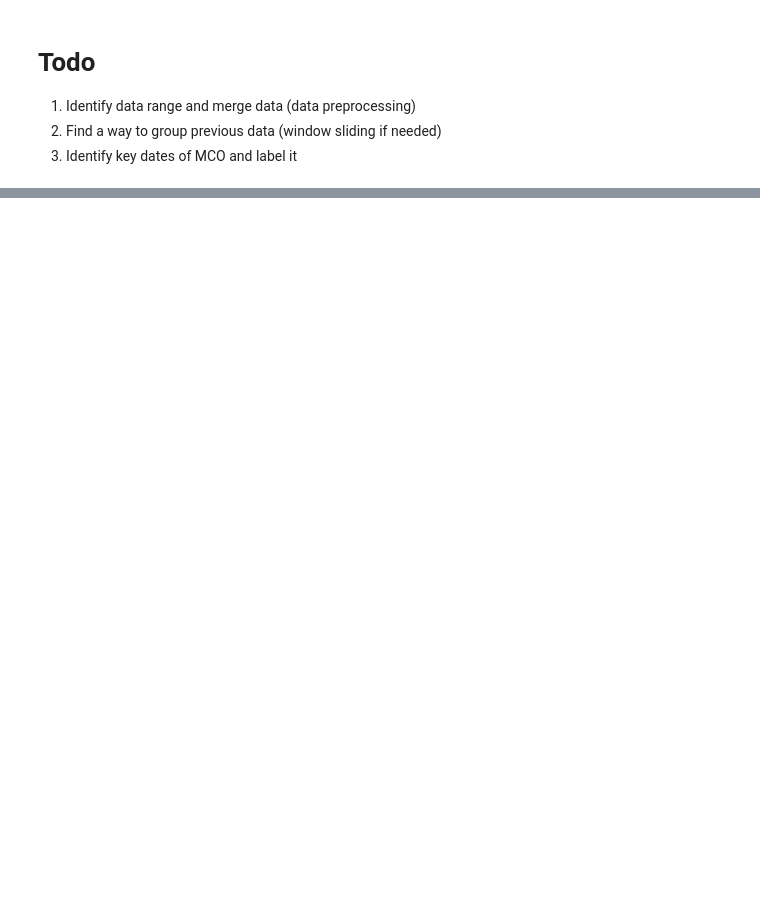
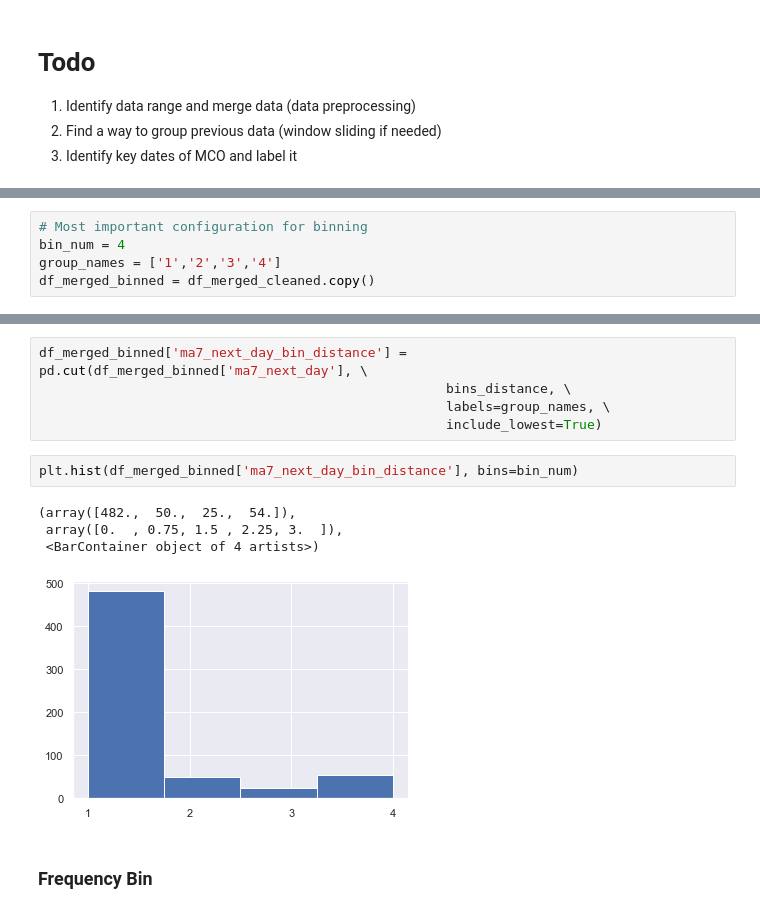
Before and after one commit to BingQuanChua/COVID-19-Msia-Cases-And-Vaccination, a Jupyter notebook: DM_Classification.ipynb, the cells around one changed output, grey strips where cells are left out. Drawn from its saved outputs; the diff is of its cells as text; blank space fills up the shorter version.

```diff
--- a/DM_Classification.ipynb
+++ b/DM_Classification.ipynb
@@ -95,0 +423,5 @@ trace_malaysia.head(3)
+# %%
+# Most important configuration for binning
+bin_num = 4
+group_names = ['1','2','3','4']
+df_merged_binned = df_merged_cleaned.copy()
@@ -95,0 +437,14 @@ trace_malaysia.head(3)
+# %%
+df_merged_binned['ma7_next_day_bin_distance'] = pd.cut(df_merged_binned['ma7_next_day'], \
+                                                    bins_distance, \
+                                                    labels=group_names, \
+                                                    include_lowest=True)
+# %%
+plt.hist(df_merged_binned['ma7_next_day_bin_distance'], bins=bin_num)
+# %% [output]
+(array([482.,  50.,  25.,  54.]),
+ array([0.  , 0.75, 1.5 , 2.25, 3.  ]),
+ <BarContainer object of 4 artists>)
+[figure, added]
+# %% [markdown]
+### Frequency Bin
```
Also changed, not shown: parts of 77 cells of this notebook.
